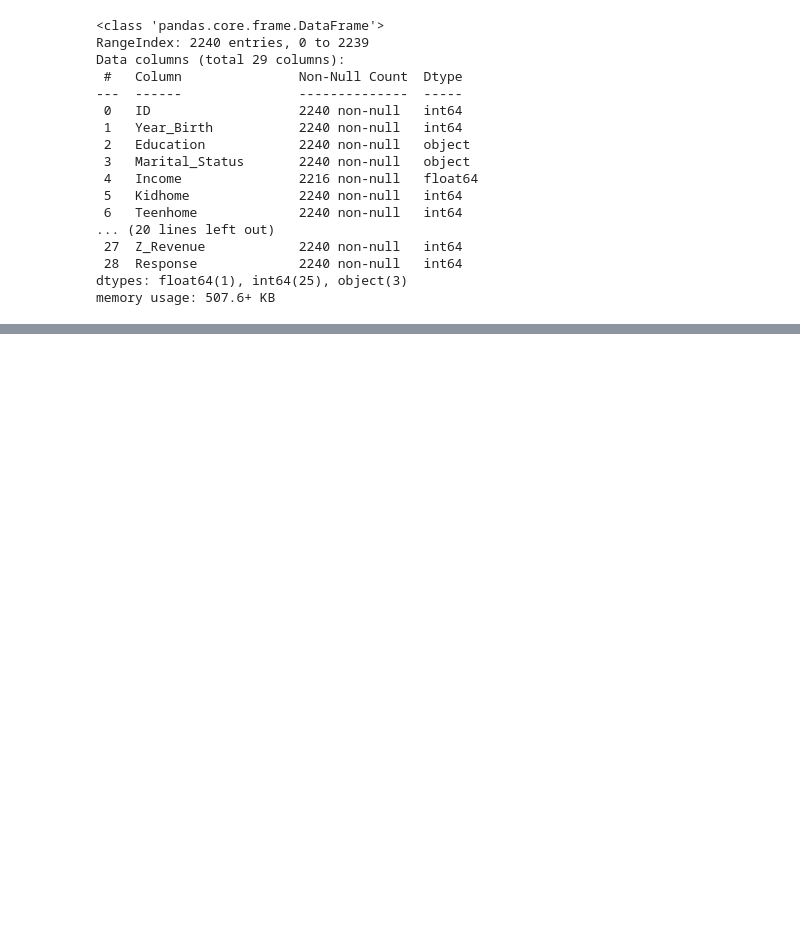
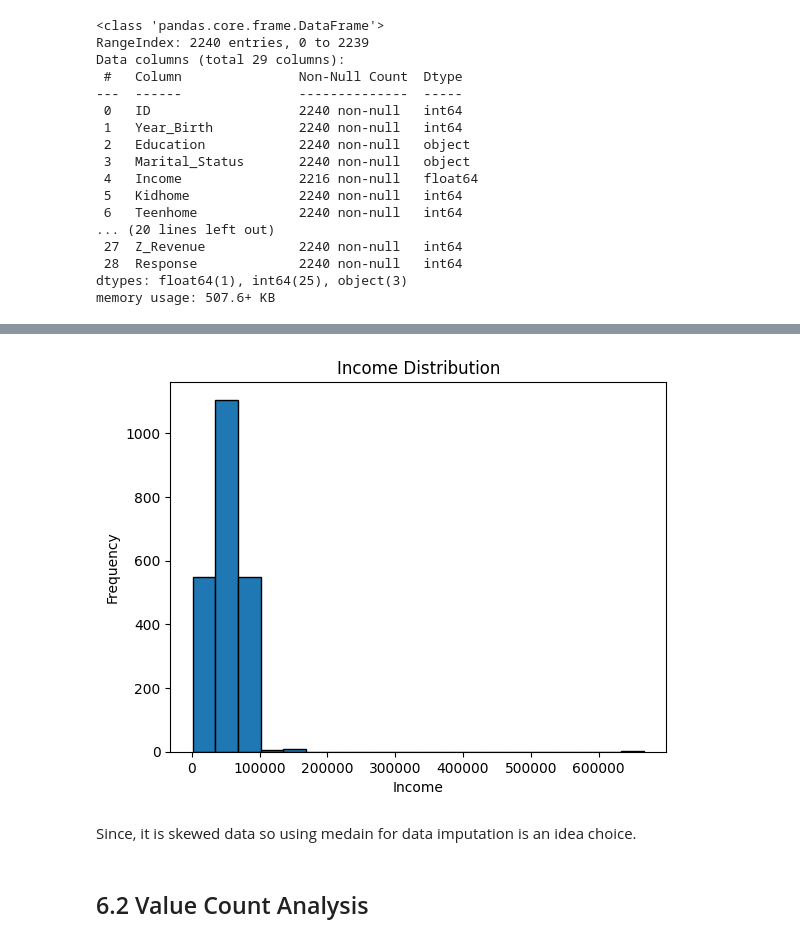
Before and after one commit to AnirudhJayant06/Agno_Customer_Personality_Analysis_Agent, a Jupyter notebook: notebooks/data_overview.ipynb, the cells around one changed output, grey strips where cells are left out. Drawn from its saved outputs; the diff is of its cells as text; code cells hidden in the pictures; blank space fills up the shorter version.

```diff
--- a/notebooks/data_overview.ipynb
+++ b/notebooks/data_overview.ipynb
@@ -150,0 +245,12 @@ Name: count, dtype: int64
+# %%
+plt.hist(df["Income"], bins=20, edgecolor='black')
+plt.xlabel("Income")
+plt.ylabel("Frequency")
+plt.title("Income Distribution")
+plt.show()
+# %% [output]
+[figure, added]
+# %% [markdown]
+Since, it is skewed data so using medain for data imputation is an idea choice.
+# %% [markdown]
+## 6.2 Value Count Analysis
```
Also changed, not shown: parts of 48 cells of this notebook.
